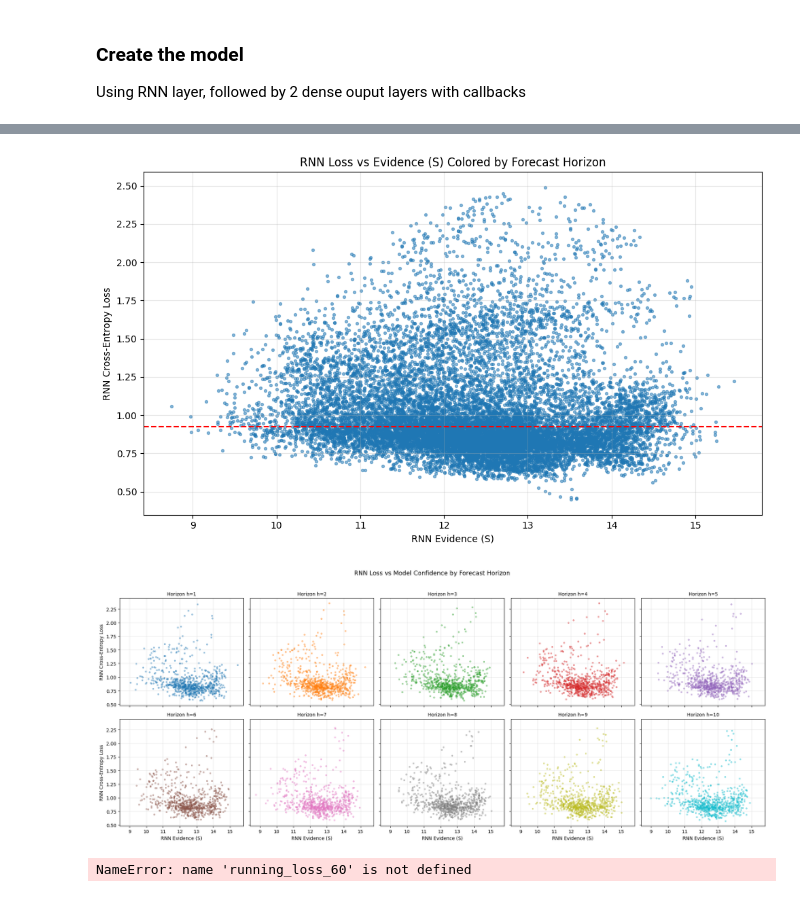
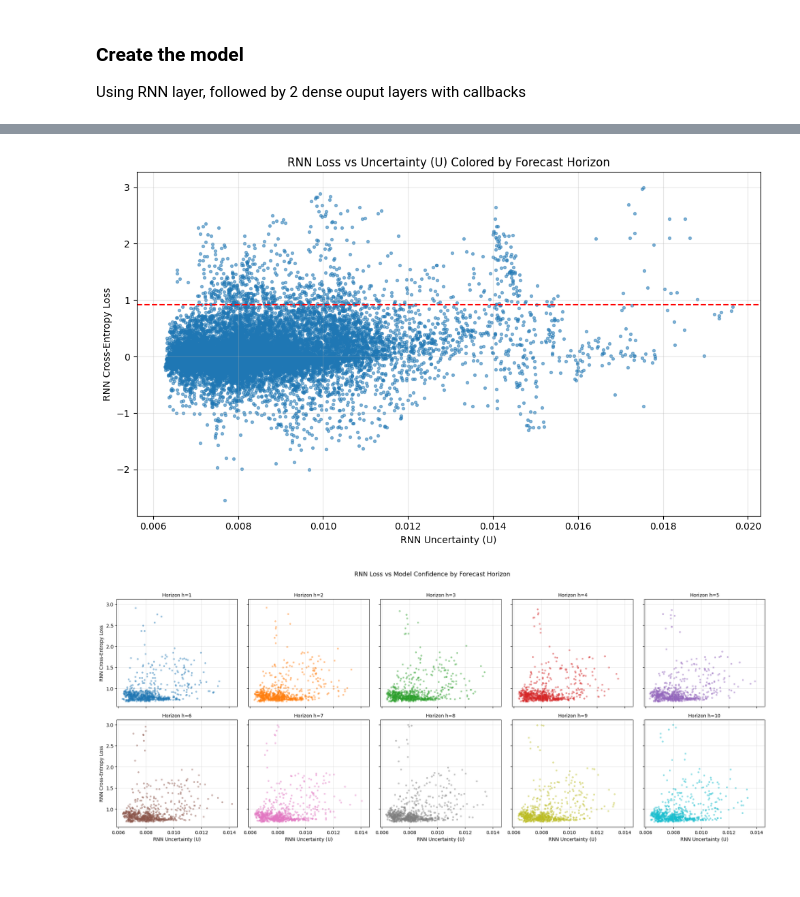
Before and after one commit to DuncanCSt/forecast_research, a Jupyter notebook: energy_price/2.5. rnn_tests.ipynb, the cells around one changed output, grey strips where cells are left out. Saved outputs shown, nothing was run; the diff lists cells and outputs as text; code cells hidden in the pictures.

```diff
--- a/energy_price/2.5. rnn_tests.ipynb
+++ b/energy_price/2.5. rnn_tests.ipynb
@@ -366,17 +440,22 @@ plt.show()
 # %%
 running_loss = pd.DataFrame({
-    'RNN Loss': np.concatenate([rnn_loss_valid.flatten(), rnn_loss_test.flatten()]),
-    'RNN S': np.concatenate([rnn_s_valid.flatten(), rnn_s_test.flatten()]),
+    'RNN Loss': np.concatenate([rnn_loss_valid.flatten(), rnn_loss_test.flatten()]) -
+     np.concatenate([hmm_loss_valid.flatten(), hmm_loss_test.flatten()]),
+    'RNN U': np.concatenate([rnn_u_valid.flatten(), rnn_u_test.flatten()]),
 })
-running_loss.sort_values('RNN S', ascending=False, inplace=True)
+running_loss.sort_values('RNN U', ascending=True, inplace=True)
 running_loss['running_percentile'] = np.arange(1, len(running_loss) + 1) / len(running_loss) * 100
 running_loss['rnn_mean_loss'] = running_loss['RNN Loss'].expanding().mean()
+running_loss['rnn_0.1_loss'] = running_loss['RNN Loss'].expanding().quantile(0.1)
+running_loss['rnn_0.9_loss'] = running_loss['RNN Loss'].expanding().quantile(0.9)
 
-running_loss['hmm_mean_loss'] = np.concatenate([hmm_loss_valid.flatten(), hmm_loss_test.flatten()]).mean()
+#running_loss['hmm_mean_loss'] = np.concatenate([hmm_loss_valid.flatten(), hmm_loss_test.flatten()]).mean()
 
 plt.figure(figsize=(8, 5))
 plt.plot(running_loss['running_percentile'], running_loss['rnn_mean_loss'], label='RNN Running Mean Loss', linewidth=2)
-plt.plot(running_loss['running_percentile'], running_loss['hmm_mean_loss'], label='HMM Mean Loss', linestyle='--', color='orange')
+plt.fill_between(running_loss['running_percentile'], running_loss['rnn_0.1_loss'],
+                 running_loss['rnn_0.9_loss'], color='blue', alpha=0.2, label='RNN Loss 10-90th Percentile')
+plt.plot(running_loss['running_percentile'], np.zeros_like(running_loss['running_percentile']), label='HMM Mean Loss', linestyle='--', color='orange')
 plt.xlabel('Running Percentile (%)')
 plt.ylabel('RNN Mean Loss')
 plt.title('RNN Mean Loss vs Running Percentile')
@@ -409,11 +488,11 @@ for h in range(forecast_horizon):
     sc = ax.scatter(
         np.random.normal(1, 0.08, n_samples_test),  # jitter x position
         rnn_loss_test[:, h],
-        c=rnn_s_test[:, h],
+        c=rnn_u_test[:, h],
         cmap='RdYlGn',  # red=low evidence, green=high evidence
         s=6, alpha=0.5,
-        vmin=np.percentile(rnn_s_test, 5),
-        vmax=np.percentile(rnn_s_test, 95),
+        vmin=np.percentile(rnn_u_test, 5),
+        vmax=np.percentile(rnn_u_test, 95),
     )
 
     ax.set_title(f'h={h+1}', fontsize=10)
@@ -506,52 +511,37 @@ running_loss
 # Scatter plot of RNN loss vs RNN evidence (S), colored by forecast horizon
 # Flatten s and loss across all horizons, with horizon label
 
-s_flat = running_loss['RNN S']
+s_flat = running_loss['RNN U']
 loss_flat = running_loss['RNN Loss']
 fig = plt.figure(figsize=(10, 6))
 scatter = plt.scatter(s_flat, loss_flat, alpha=0.5, s=8)
 plt.axhline(np.concatenate([hmm_loss_valid.flatten(), hmm_loss_test.flatten()]).mean(), color='red', linestyle='--', label='HMM Mean Loss')
-plt.xlabel('RNN Evidence (S)')
+plt.xlabel('RNN Uncertainty (U)')
 plt.ylabel('RNN Cross-Entropy Loss')
-plt.title('RNN Loss vs Evidence (S) Colored by Forecast Horizon')
+plt.title('RNN Loss vs Uncertainty (U) Colored by Forecast Horizon')
 plt.grid(True, alpha=0.3)
 plt.tight_layout()
 plt.show()
 
 fig, axes = plt.subplots(2, 5, figsize=(20, 8), sharey=True, sharex=True)
 axes = axes.flatten()
 
 for h in range(forecast_horizon):
     ax = axes[h]
-    s_h = rnn_s_test[:, h, 0]
+    s_h = rnn_u_test[:, h, 0]
     loss_h = rnn_loss_test[:, h]
 
     sc = ax.scatter(s_h, loss_h, alpha=0.4, s=8, c=f'C{h}')
     ax.set_title(f'Horizon h={h+1}', fontsize=10)
     ax.grid(True, alpha=0.3)
     if h % 5 == 0:
         ax.set_ylabel('RNN Cross-Entropy Loss')
     if h >= 5:
-        ax.set_xlabel('RNN Evidence (S)')
+        ax.set_xlabel('RNN Uncertainty (U)')
 
 fig.suptitle('RNN Loss vs Model Confidence by Forecast Horizon', fontsize=13, y=1.02)
 plt.tight_layout()
 plt.show()
 # %% [output]
-[figure, old version]
+[figure, new version]
-[figure, old version]
+[figure, new version]
-# %%
-plt.plot(running_loss_60['running_percentile'], running_loss_60['hmm_mean_loss'], label='HMM Mean Loss', linestyle='--', color='orange')
-plt.plot(running_loss_60.running_percentile, running_loss_60.rnn_mean_loss, label='RNN Running Mean Loss (60 epochs), max s: {:.0f}'.format(running_loss_60['RNN S'].max()), linewidth=2)
-plt.plot(running_loss_90.running_percentile, running_loss_90.rnn_mean_loss, label='RNN Running Mean Loss (90 epochs), max s: {:.0f}'.format(running_loss_90['RNN S'].max()), linewidth=2)
-plt.plot(running_loss_120.running_percentile, running_loss_120.rnn_mean_loss, label='RNN Running Mean Loss (120 epochs), max s: {:.0f}'.format(running_loss_120['RNN S'].max()), linewidth=2)
-plt.plot(running_loss_150.running_percentile, running_loss_150.rnn_mean_loss, label='RNN Running Mean Loss (150 epochs), max s: {:.0f}'.format(running_loss_150['RNN S'].max()), linewidth=2)
-plt.xlabel('Running Percentile (%)')
-plt.ylabel('RNN Mean Loss')
-plt.title('RNN Mean Loss vs Running Percentile for Different Training Epochs')
-plt.grid(True, alpha=0.3)
-plt.legend()
-plt.tight_layout()
-plt.show()
-# %% [output]
-NameError: name 'running_loss_60' is not defined
```
Also changed, not shown: parts of 12 cells of this notebook, 1 other file.
